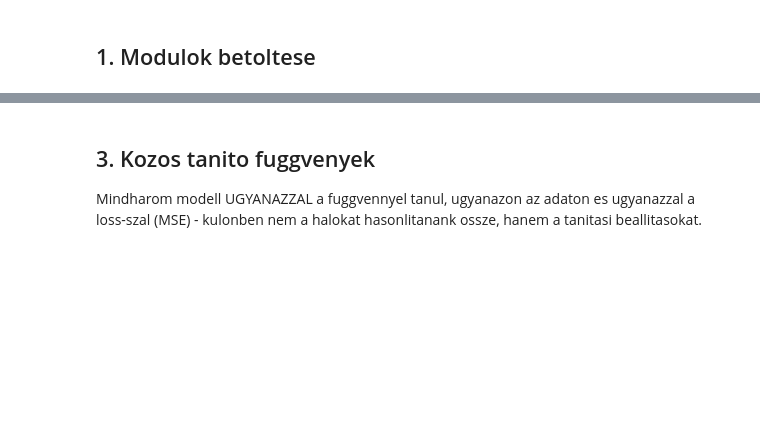
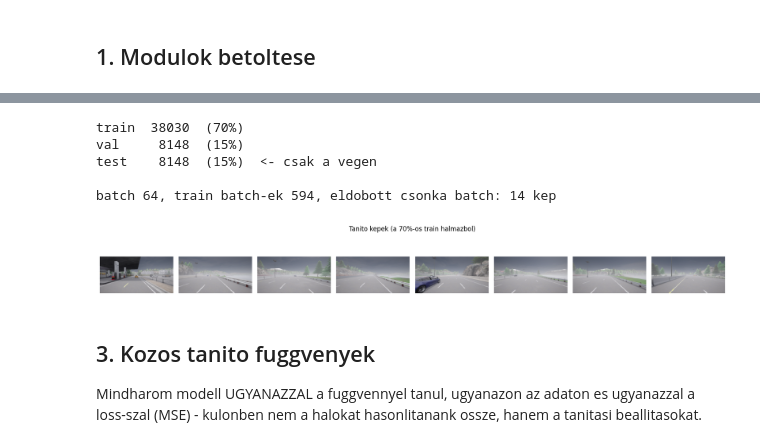
Before and after one commit to Neo7411/RL-carla-ROS2, a Jupyter notebook: feature_extractions/train_camera.ipynb, the cells around one changed output, grey strips where cells are left out. Cells and saved outputs as stored; diff of their text form; code cells hidden in the pictures; blank space fills up the shorter version.

```diff
--- a/feature_extractions/train_camera.ipynb
+++ b/feature_extractions/train_camera.ipynb
@@ -105,30 +181,71 @@ print(f"ertekek [{images.min():.2f}, {images.max():.2f}]  atlag {images.mean():.
-# %%
-# Keveres, majd train/val vagas.
-images = images[torch.randperm(len(images))]
-
-n_val = int(len(images) * 0.15)
-x_val, x_train = images[:n_val], images[n_val:]
-
-train_loader = DataLoader(TensorDataset(x_train), batch_size=BATCH, shuffle=True)
-val_loader = DataLoader(TensorDataset(x_val), batch_size=BATCH)
-
-print(f"train {len(x_train)}  val {len(x_val)}")
-print(f"batch {BATCH}, train batch-ek {len(train_loader)}")
+# %%
+# --- 1. Keveres a vagas elott ---
+# Sajat generator, hogy a permutacio fuggetlen legyen attol, hany veletlen
+# szamot hasznalt el addig barmi mas a notebookban - igy ujrafuttatasnal
+# ugyanaz a vagas jon ki.
+g_split = torch.Generator().manual_seed(SEED)
+images = images[torch.randperm(len(images), generator=g_split)]
+
+# --- 2. Harmas vagas: 70% train / 15% val / 15% test ---
+n_total = len(images)
+n_val = int(n_total * 0.15)
+n_test = int(n_total * 0.15)
+
+x_val = images[:n_val]
+x_test = images[n_val:n_val + n_test]
+x_train = images[n_val + n_test:]
+
+# A teljes tombre mar nincs szukseg, es ez a legnagyobb memoriafogyaszto.
+del images
+gc.collect()
+
+# --- 3. Keveres minden epochban, a batch-eken belul ---
+# A DataLoader a sajat generatoraval kever ujra minden epoch elejen.
+# Explicit generatorral adjuk at, hogy a batch-sorrend is reprodukalhato
+# legyen - kulonben a globalis RNG allapotatol fugg, amit a modell
+# inicializalasa is elhasznal, igy a harom modell MAS sorrendet kapna.
+def make_train_loader(batch_size=BATCH, seed=SEED):
+    """Tanito loader ujrakevert batch-ekkel, reprodukalhato sorrendben."""
+    g = torch.Generator().manual_seed(seed)
+    return DataLoader(TensorDataset(x_train), batch_size=batch_size,
+                      shuffle=True, generator=g, drop_last=True)
+
+
+# drop_last=True: az utolso, csonka batch-et eldobjuk. Egy 64-es batch utan
+# egy 7 elemu batch zajosabb gradienst ad (kevesebb mintan atlagol), es a
+# BatchNorm statisztikai is megbizhatatlanabbak rajta.
+train_loader = make_train_loader()
+val_loader = DataLoader(TensorDataset(x_val), batch_size=BATCH)
+test_loader = DataLoader(TensorDataset(x_test), batch_size=BATCH)
+
+print(f"train {len(x_train):6d}  ({100 * len(x_train) / n_total:.0f}%)")
+print(f"val   {len(x_val):6d}  ({100 * len(x_val) / n_total:.0f}%)")
+print(f"test  {len(x_test):6d}  ({100 * len(x_test) / n_total:.0f}%)  <- csak a vegen")
+print(f"\nbatch {BATCH}, train batch-ek {len(train_loader)}, "
+      f"eldobott csonka batch: {len(x_train) % BATCH} kep")
+# %% [output]
+train  38030  (70%)
+val     8148  (15%)
+test    8148  (15%)  <- csak a vegen
+
+batch 64, train batch-ek 594, eldobott csonka batch: 14 kep
 # %%
 def show(x, n=8, title=""):
     """Nehany kep megjelenitese."""
     idx = np.random.choice(len(x), n, replace=False)
     fig, axes = plt.subplots(1, n, figsize=(2.1 * n, 2.4))
     for ax, i in zip(axes, idx):
         ax.imshow(x[i].permute(1, 2, 0).numpy())
         ax.axis("off")
     if title:
         fig.suptitle(title)
     plt.tight_layout()
     plt.show()
 
 
-show(x_train, title="Tanito kepek")
+show(x_train, title="Tanito kepek (a 70%-os train halmazbol)")
+# %% [output]
+[figure, added]
 # %% [markdown]
 ## 3. Kozos tanito fuggvenyek
 
```
Also changed, not shown: parts of 21 cells of this notebook, 6 other files.
